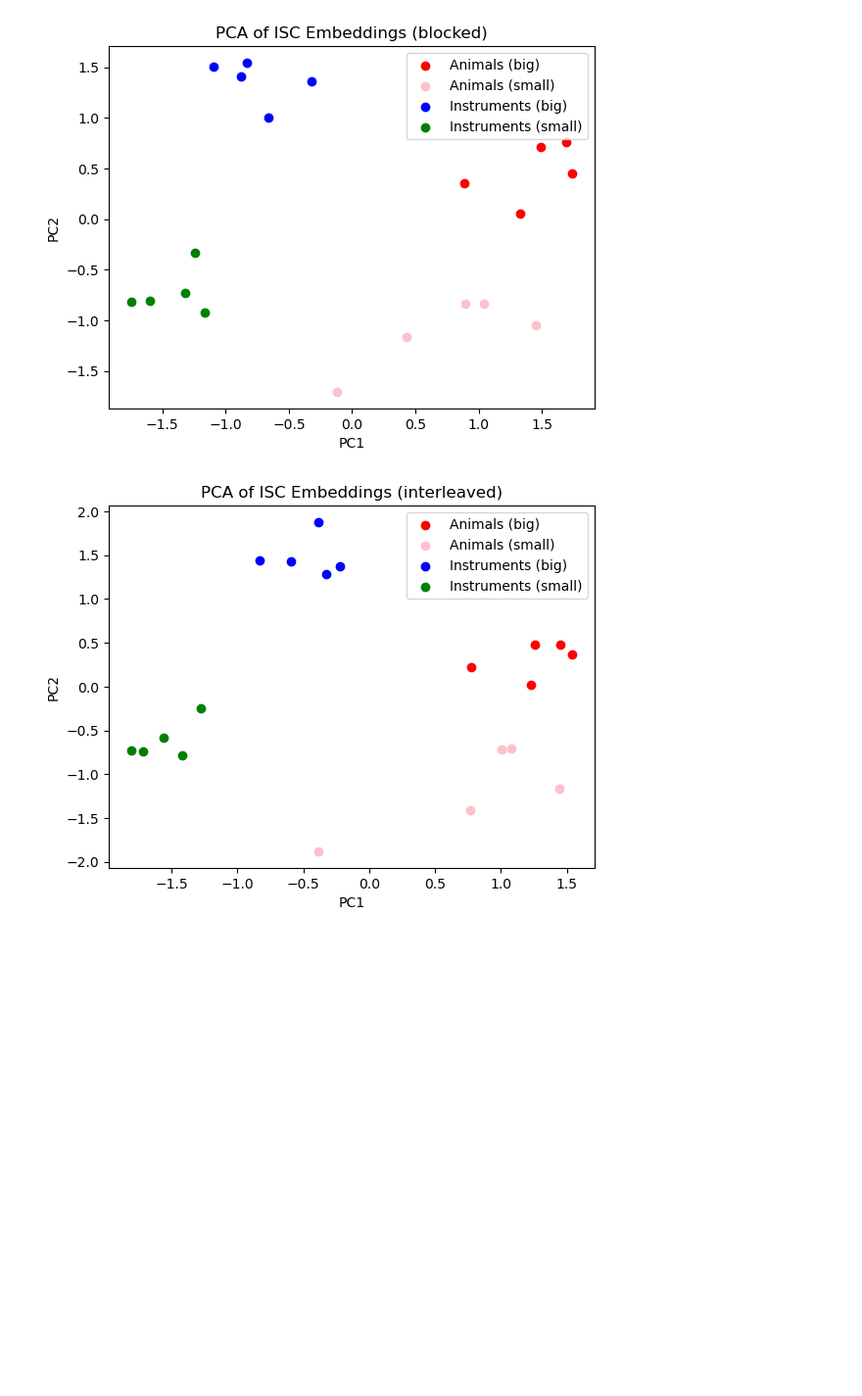
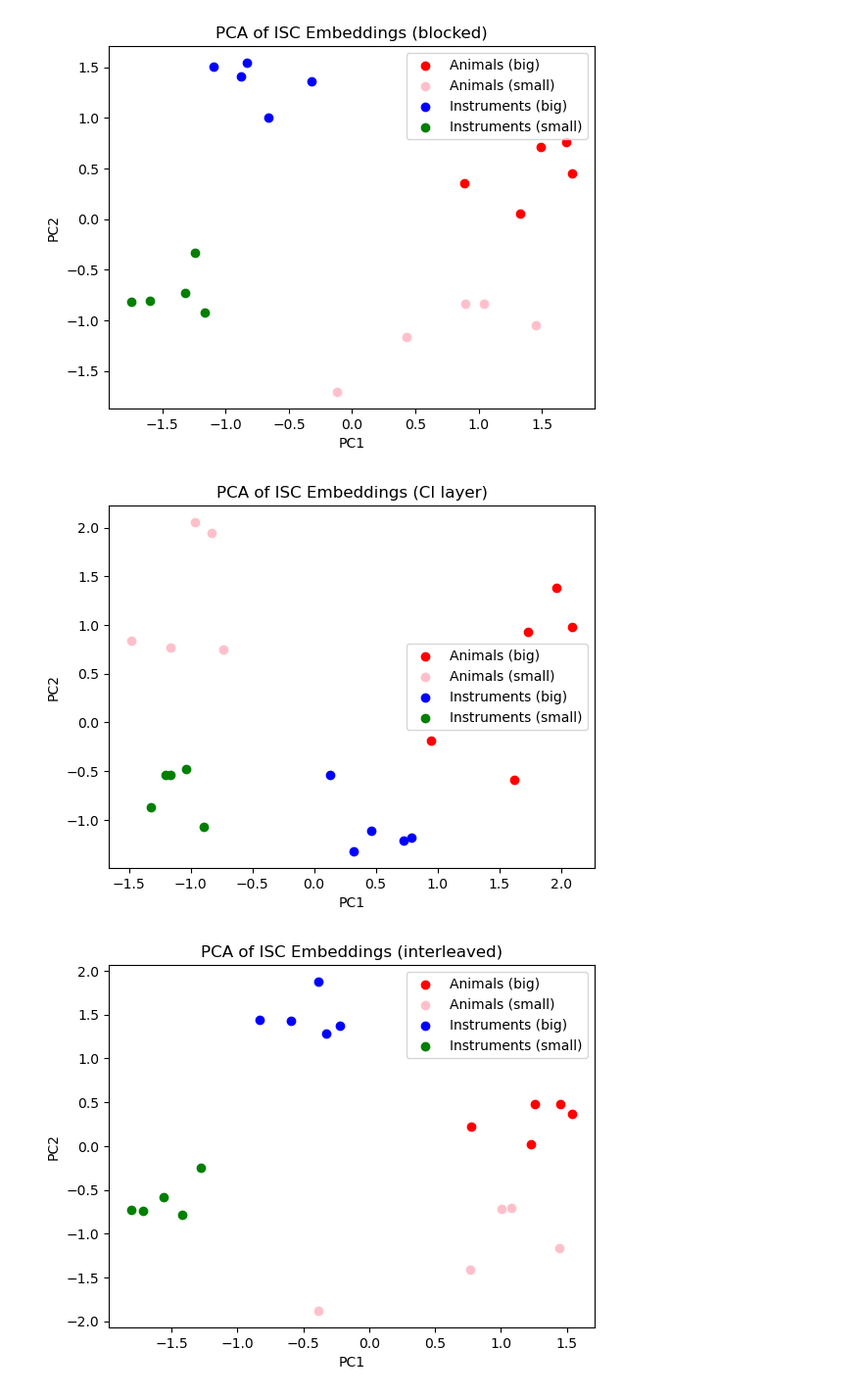
Before and after one commit to CalculatorAddict/ISC-ablations, a Jupyter notebook: learning_dynamics.ipynb, the cells around one changed output. Shown at 98% size. Saved outputs shown, nothing was run; the diff lists cells and outputs as text; code cells hidden in the pictures; blank space fills up the shorter version.

```diff
--- a/learning_dynamics.ipynb
+++ b/learning_dynamics.ipynb
@@ -94,6 +94,29 @@ plt.savefig("images/pca_isc_blocked.png")
 plt.show()
 # %% [output]
 [figure]
+# %%
+# context independent reps for ISC
+embeddings = simulation_model.get_context_independent_reps(experiment_stimulus_indices)
+X = np.asarray(embeddings)
+
+pca = PCA(n_components=2)
+X_pca = pca.fit_transform(X)
+
+plt.figure()
+plt.scatter(X_pca[:5, 0], X_pca[:5, 1], color='red', label='Animals (big)')
+plt.scatter(X_pca[5:10, 0], X_pca[5:10, 1], color='pink', label='Animals (small)')
+
+plt.scatter(X_pca[10:15, 0], X_pca[10:15, 1], color='blue', label='Instruments (big)')
+plt.scatter(X_pca[15:, 0], X_pca[15:, 1], color='green', label='Instruments (small)')
+
+plt.xlabel("PC1")
+plt.ylabel("PC2")
+plt.title("PCA of ISC Embeddings (CI layer)")
+plt.legend()
+plt.savefig("images/pca_isc_ci.png")
+plt.show()
+# %% [output]
+[figure, added]
 # %%
 # context dependent reps for interleaved setting
 embeddings = simulation_model.get_context_dependent_reps(experiment_stimulus_indices)[2]
```
Also changed, not shown: 36 other files.
